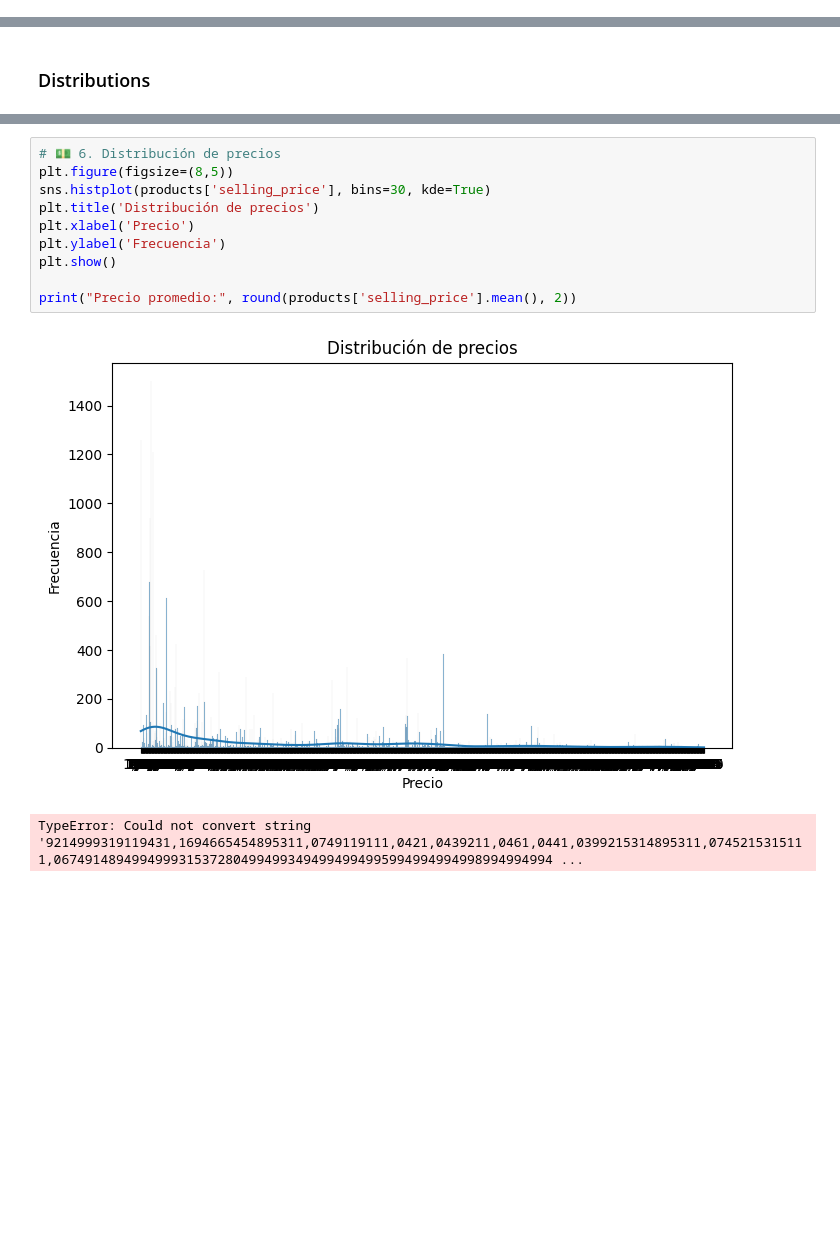
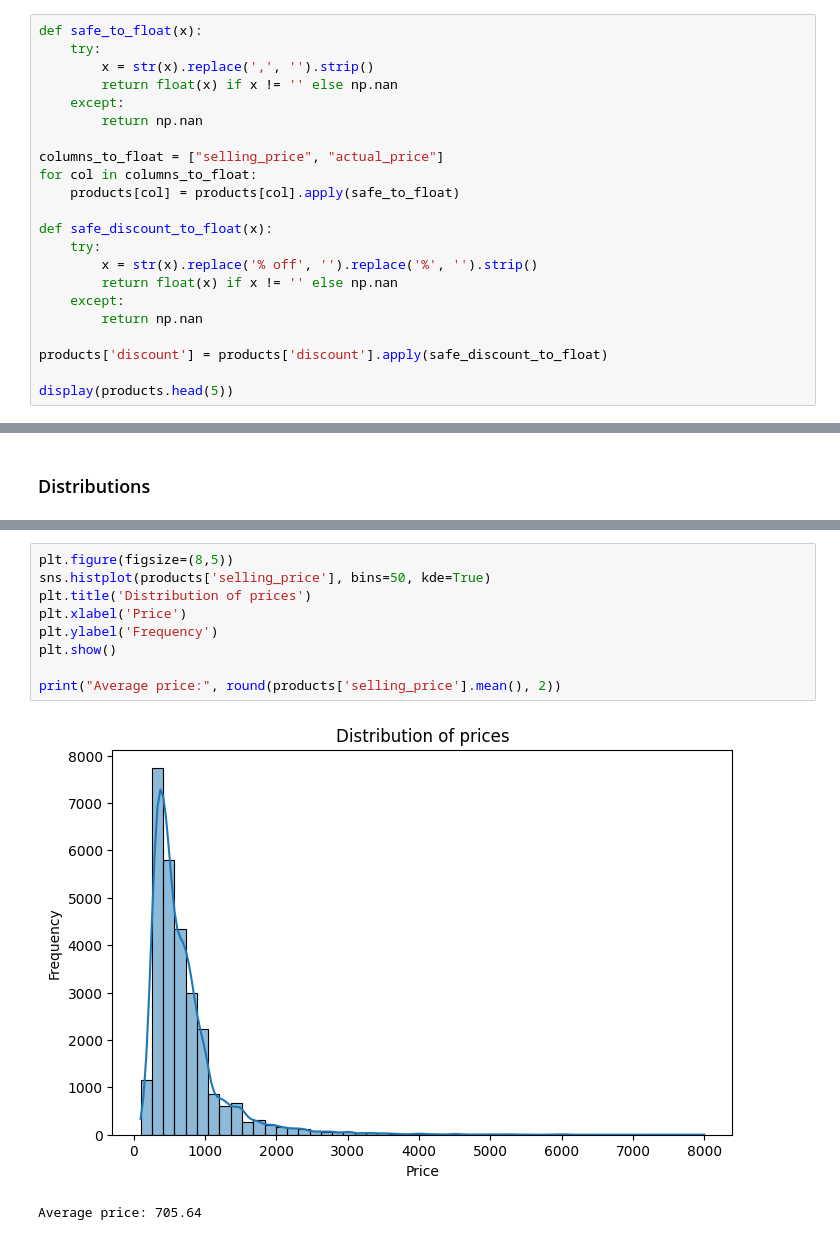
Before and after one commit to IsaacPerez02/SearchEngine-IRWA_2025, a Jupyter notebook: project_progress/part_1/preprocesing.ipynb, the cells around one changed output, grey strips where cells are left out. Cells and saved outputs as stored; diff of their text form; blank space fills up the shorter version.

```diff
--- a/project_progress/part_1/preprocesing.ipynb
+++ b/project_progress/part_1/preprocesing.ipynb
@@ -95,0 +97,22 @@ display(products.head(5))
+# %%
+def safe_to_float(x):
+    try:
+        x = str(x).replace(',', '').strip()
+        return float(x) if x != '' else np.nan
+    except:
+        return np.nan
+
+columns_to_float = ["selling_price", "actual_price"]
+for col in columns_to_float:
+    products[col] = products[col].apply(safe_to_float)
+
+def safe_discount_to_float(x):
+    try:
+        x = str(x).replace('% off', '').replace('%', '').strip()
+        return float(x) if x != '' else np.nan
+    except:
+        return np.nan
+
+products['discount'] = products['discount'].apply(safe_discount_to_float)
+
+display(products.head(5))
@@ -212,14 +236,13 @@ plt.show()
 # %%
-# 💵 6. Distribución de precios
 plt.figure(figsize=(8,5))
-sns.histplot(products['selling_price'], bins=30, kde=True)
-plt.title('Distribución de precios')
-plt.xlabel('Precio')
-plt.ylabel('Frecuencia')
+sns.histplot(products['selling_price'], bins=50, kde=True)
+plt.title('Distribution of prices')
+plt.xlabel('Price')
+plt.ylabel('Frequency')
 plt.show()
 
-print("Precio promedio:", round(products['selling_price'].mean(), 2))
+print("Average price:", round(products['selling_price'].mean(), 2))
 # %% [output]
-[figure, old version]
+[figure, new version]
-TypeError: Could not convert string '9214999319119431,1694665454895311,0749119111,0421,0439211,0461,0441,0399215314895311,0745215315111,0674914894994999315372804994993494994994995994994994998994994994 ...
+Average price: 705.64
 # %%
```
Also changed, not shown: parts of 21 cells of this notebook.
